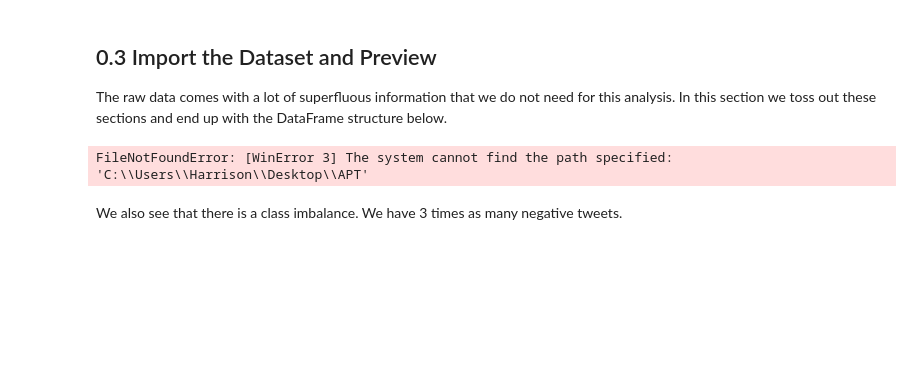
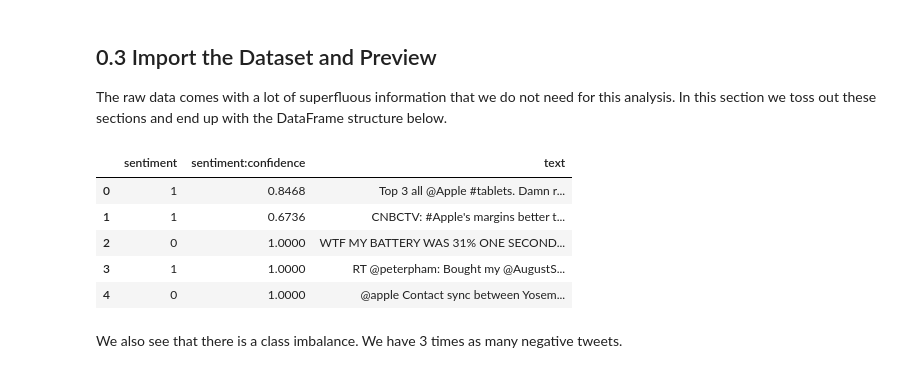
Before and after one commit to harrisonjansma/ML-Notes, a Jupyter notebook: NLP/Sentiment Analysis TFIDF + LogReg.ipynb, the cells around one changed output. Drawn from its saved outputs; the diff is of its cells as text; code cells hidden in the pictures; blank space fills up the shorter version.

```diff
--- a/NLP/Sentiment Analysis TFIDF + LogReg.ipynb
+++ b/NLP/Sentiment Analysis TFIDF + LogReg.ipynb
@@ -49,31 +49,36 @@ import os
 ## 0.3 Import the Dataset and Preview
 The raw data comes with a lot of superfluous information that we do not need for this analysis. In this section we toss out these sections and end up with the DataFrame structure below.
 # %%
-os.chdir('C:\\Users\\Harrison\\Desktop\\APT')
+os.chdir('C:\\Users\\harri\\Desktop\\APT')
 df = pd.read_csv('train.csv', encoding='latin-1')
 
 
 #dropping NaN and "dont care" response to setup a binary analysis.
 df = df[df['sentiment']!="3"]
 df = df[df['sentiment']!='not_relevant']
 df = df.reset_index()
 
 #dropping the extra columns
 df = df.drop(['index', '_unit_id', '_golden', '_unit_state', '_trusted_judgments', '_last_judgment_at', 'date','id','query', 'sentiment_gold'], axis =1)
 
 def encoder(x):
     #A simple class encoder to get to 1s and 0s for each of the sentiment
     if x=='5':
         return 1
     else:
         return 0
 
 #Apply encoder to sentiment column
 df['sentiment'] = df['sentiment'].apply(encoder)
 
 df.head()
 # %% [output]
-FileNotFoundError: [WinError 3] The system cannot find the path specified: 'C:\\Users\\Harrison\\Desktop\\APT'
+|  | sentiment | sentiment:confidence | text |
+| 0 | 1 | 0.8468 | Top 3 all @Apple #tablets. Damn r... |
+| 1 | 1 | 0.6736 | CNBCTV: #Apple's margins better t... |
+| 2 | 0 | 1.0000 | WTF MY BATTERY WAS 31% ONE SECOND... |
+| 3 | 1 | 1.0000 | RT @peterpham: Bought my @AugustS... |
+| 4 | 0 | 1.0000 | @apple Contact sync between Yosem... |
 # %% [markdown]
 We also see that there is a class imbalance. We have 3 times as many negative tweets.
 # %%
```
Also changed, not shown: parts of 21 cells of this notebook.
